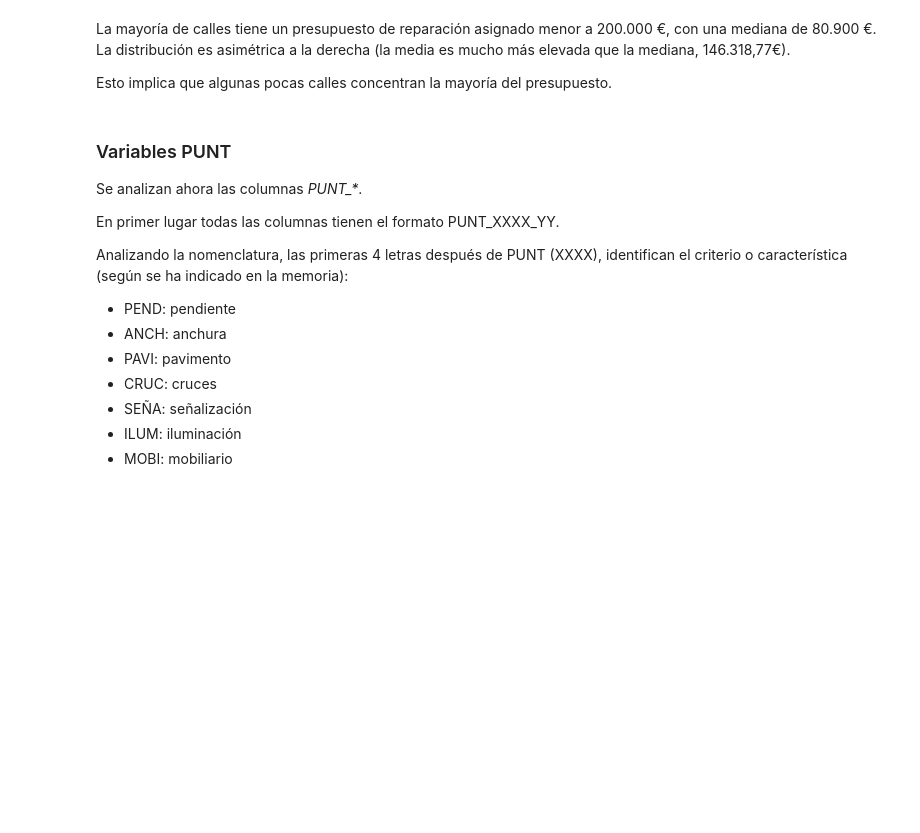
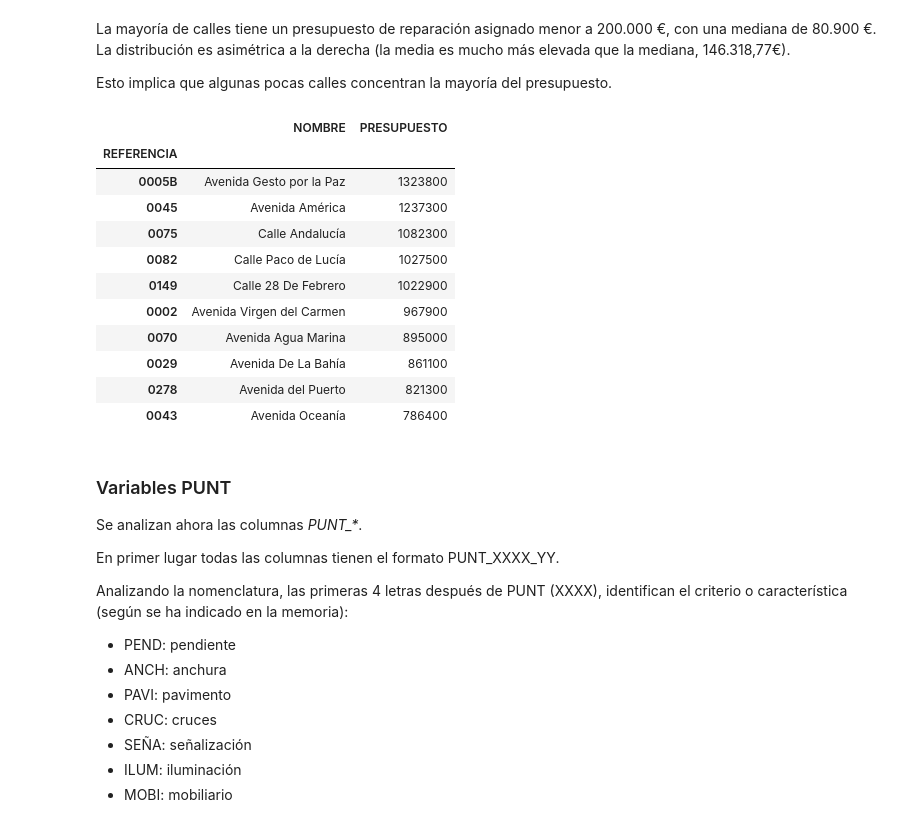
Before and after one commit to vicpari89/tfm-urban-accessibility-ml, a Jupyter notebook: notebooks/0.01-exploratory-analysis-algeciras.ipynb, the cells around one changed output. Drawn from its saved outputs; the diff is of its cells as text; code cells hidden in the pictures; blank space fills up the shorter version.

```diff
--- a/notebooks/0.01-exploratory-analysis-algeciras.ipynb
+++ b/notebooks/0.01-exploratory-analysis-algeciras.ipynb
@@ -561,6 +565,22 @@ La mayoría de calles tiene un presupuesto de reparación asignado menor a 200.0
 La distribución es asimétrica a la derecha (la media es mucho más elevada que la mediana, 146.318,77€).
 
 Esto implica que algunas pocas calles concentran la mayoría del presupuesto.
+# %%
+# Show streets sort by 'PRESUPUESTO' descending (top 10)
+df_alg_streets_cleaned[['NOMBRE', 'PRESUPUESTO']].sort_values(by='PRESUPUESTO', ascending=False).head(10)
+# %% [output]
+|  | NOMBRE | PRESUPUESTO |
+| REFERENCIA |  |  |
+| 0005B | Avenida Gesto por la Paz | 1323800 |
+| 0045 | Avenida América | 1237300 |
+| 0075 | Calle Andalucía | 1082300 |
+| 0082 | Calle Paco de Lucía | 1027500 |
+| 0149 | Calle 28 De Febrero | 1022900 |
+| 0002 | Avenida Virgen del Carmen | 967900 |
+| 0070 | Avenida Agua Marina | 895000 |
+| 0029 | Avenida De La Bahía | 861100 |
+| 0278 | Avenida del Puerto | 821300 |
+| 0043 | Avenida Oceanía | 786400 |
 # %% [markdown]
 ### Variables PUNT
 
```
Also changed, not shown: parts of 10 cells of this notebook, 1 other file.
